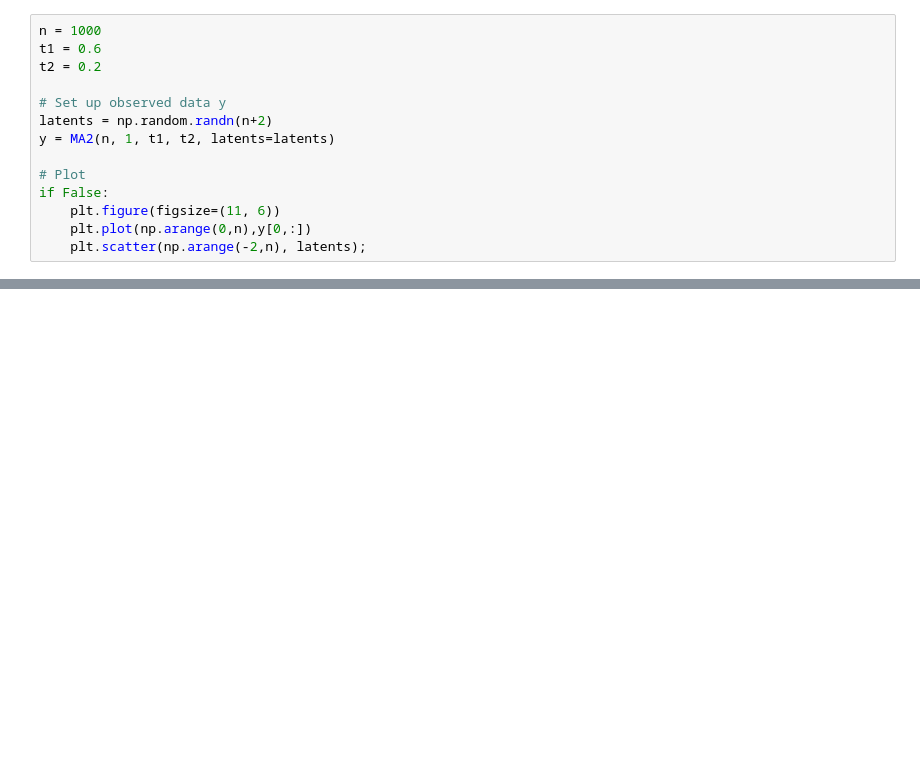
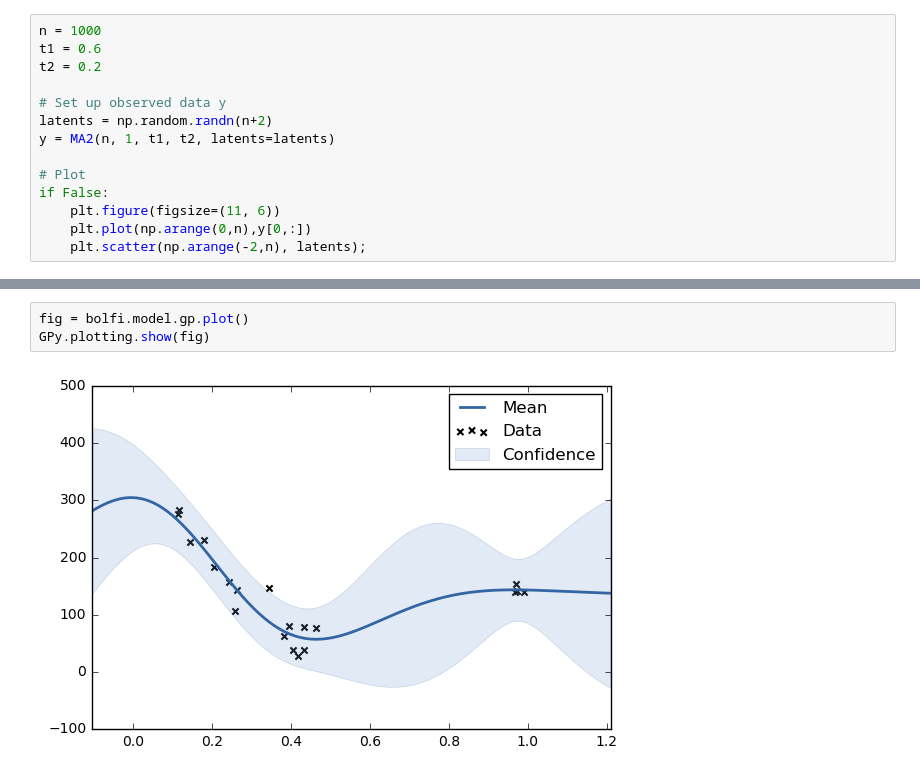
Before and after one commit to elfi-dev/elfi, a Jupyter notebook: notebooks/ma2_bolfi_example.ipynb, the cells around one changed output, grey strips where cells are left out. Saved outputs shown, nothing was run; the diff lists cells and outputs as text; blank space fills up the shorter version.

```diff
--- a/notebooks/ma2_bolfi_example.ipynb
+++ b/notebooks/ma2_bolfi_example.ipynb
@@ -133,0 +112,5 @@ Updates: True
+# %%
+fig = bolfi.model.gp.plot()
+GPy.plotting.show(fig)
+# %% [output]
+[figure, added]
```
Also changed, not shown: parts of 5 cells of this notebook, 2 other files.
